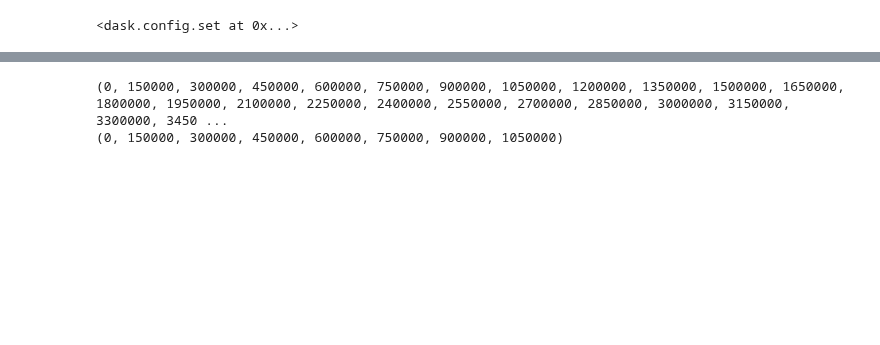
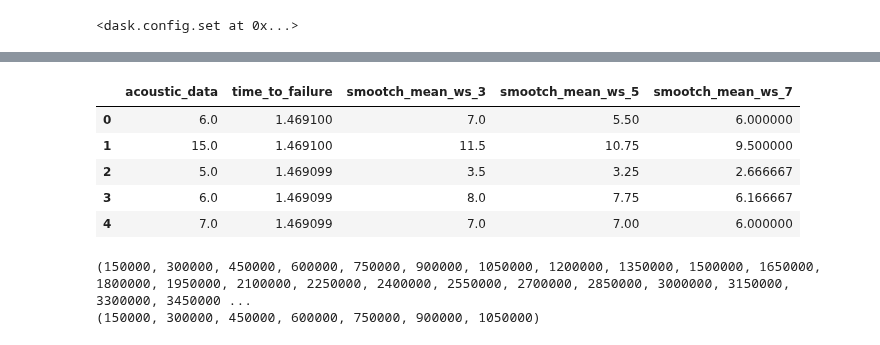
Before and after one commit to contemplat0r/LANL_Earthquake_Prediction, a Jupyter notebook: lanl-models-with-fe.ipynb, the cells around one changed output, grey strips where cells are left out. Cells and saved outputs as stored; diff of their text form; code cells hidden in the pictures; blank space fills up the shorter version.

```diff
--- a/lanl-models-with-fe.ipynb
+++ b/lanl-models-with-fe.ipynb
@@ -130,6 +129,7 @@ def add_features_dask_parralel(
             sample_df[feature_name] = feature_values_list
         return sample_df
 
+    sample_df = create_features().compute()
     holdout_df = None
     if holdout_size > 0:
         holdout_indexes = np.random.randint(0, sample_df.shape[0], holdout_size)
@@ -362,16 +481,25 @@ Wall time: 1min 20s
+# %%
+featured_train_df.head()
+# %% [output]
+|  | acoustic_data | time_to_failure | smootch_mean_ws_3 | smootch_mean_ws_5 | smootch_mean_ws_7 |
+| 0 | 6.0 | 1.469100 | 7.0 | 5.50 | 6.000000 |
+| 1 | 15.0 | 1.469100 | 11.5 | 10.75 | 9.500000 |
+| 2 | 5.0 | 1.469099 | 3.5 | 3.25 | 2.666667 |
+| 3 | 6.0 | 1.469099 | 8.0 | 7.75 | 6.166667 |
+| 4 | 7.0 | 1.469099 | 7.0 | 7.00 | 6.000000 |
 # %%
 X_all = featured_train_df[featured_train_df.columns.drop('time_to_failure')]
 y_all = featured_train_df['time_to_failure']
 # %%
 X_train, X_valid, y_train, y_valid = train_test_split(X_all, y_all, test_size=0.2, random_state=0)
 # %%
-train_rows = tuple(range(0, 4800000, 150000))
-valid_rows = tuple(range(0, 1200000, 150000))
+train_rows = tuple(range(0, 4800000, 150000))[1:]
+valid_rows = tuple(range(0, 1200000, 150000))[1:]
 print(train_rows)
 print(valid_rows)
 # %% [output]
-(0, 150000, 300000, 450000, 600000, 750000, 900000, 1050000, 1200000, 1350000, 1500000, 1650000, 1800000, 1950000, 2100000, 2250000, 2400000, 2550000, 2700000, 2850000, 3000000, 3150000, 3300000, 3450 ...
-(0, 150000, 300000, 450000, 600000, 750000, 900000, 1050000)
+(150000, 300000, 450000, 600000, 750000, 900000, 1050000, 1200000, 1350000, 1500000, 1650000, 1800000, 1950000, 2100000, 2250000, 2400000, 2550000, 2700000, 2850000, 3000000, 3150000, 3300000, 3450000 ...
+(150000, 300000, 450000, 600000, 750000, 900000, 1050000)
 # %%
 # Query "create_X" to figure out the number of features
 #n_features = create_X(float_data[0:150000]).shape[1]
```
Also changed, not shown: parts of 30 cells of this notebook, 1 other file.
